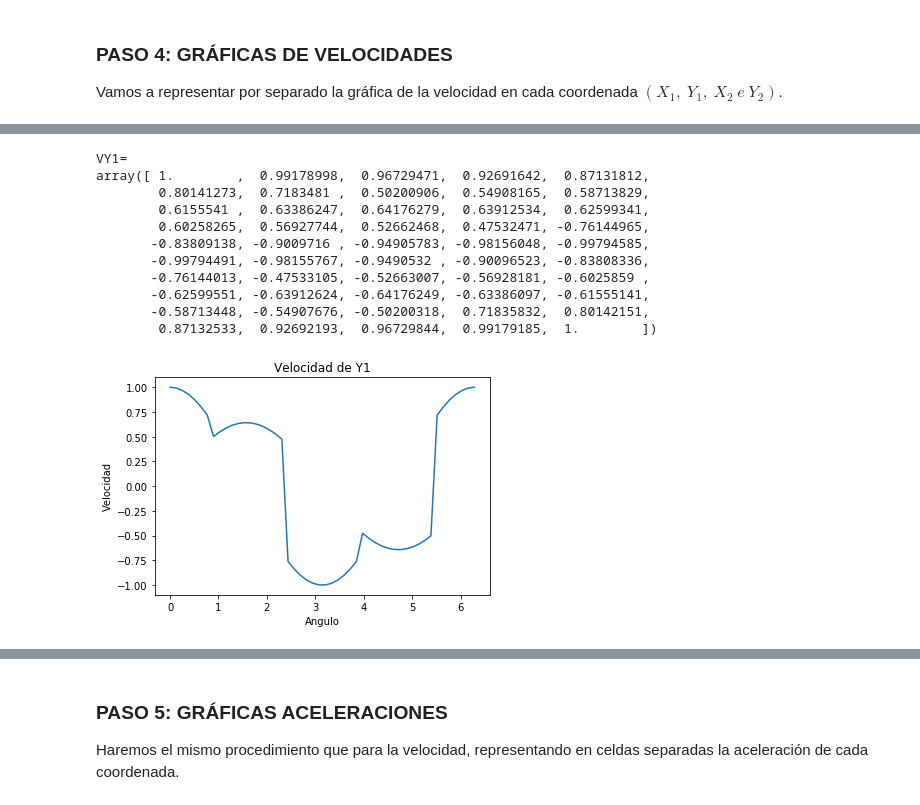
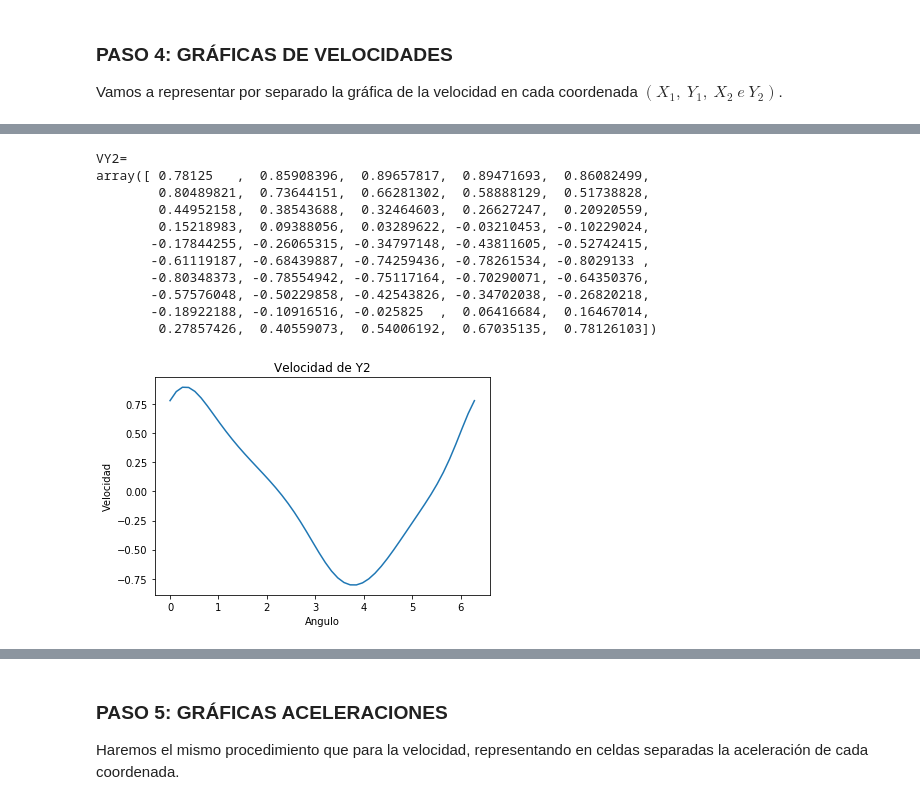
Before and after one commit to ingmec-ual/jupyter-teoria-mecanismos, a Jupyter notebook: notebooks/PVelocidad_PAceleracion_4B.ipynb, the cells around one changed output, grey strips where cells are left out. Saved outputs shown, nothing was run; the diff lists cells and outputs as text; code cells hidden in the pictures.

```diff
--- a/notebooks/PVelocidad_PAceleracion_4B.ipynb
+++ b/notebooks/PVelocidad_PAceleracion_4B.ipynb
@@ -364,37 +493,37 @@ Vamos a representar por separado la gráfica de la velocidad en cada coordenada
 # %%
-#PASO 4: VELOCIDAD DE X1
+#PASO 4: VELOCIDAD DE X2
 def grafica_velocidad(q,meca):
 
     th = np.linspace(0,2*3.1416,50)
     #print ("th=")
     #pprint.pprint(th)
-    VX1 = np.zeros((50,0))
 
+    VX2 = np.zeros((50,0))
 
     i=0
     for t in th:
 
         q[4] = t
 
-        resuelve_prob_posicion (q,meca)
-        qp = resuelve_prob_velocidad (q,meca)
+        q = resuelve_prob_posicion (q,meca)
+        qp = np.zeros((5,1))
 
         qp[4] = 1  #inicializar qp en 0 con qp[4] = 1 rad/s
 
-        resuelve_prob_velocidad(q,meca)
+        qp = resuelve_prob_velocidad(q,qp, meca)
 
 
-        VX1 = np.append(VX1, qp[0])
+        VX2 = np.append(VX2, qp[2])
 
         i=i+1
 
-    print ("VX1=")
-    pprint.pprint(VX1)
+    print ("VX2=")
+    pprint.pprint(VX2)
 
-    plt.plot(th,VX1)
+    plt.plot(th,VX2)
     plt.xlabel ('Angulo')
     plt.ylabel ('Velocidad')
-    plt.title ('Velocidad de X1')
+    plt.title ('Velocidad de X2')
 
     plt.show()
     return
@@ -416,53 +545,52 @@ array([-1.55740772, -1.54462137, -1.50647225, -1.44358679, -1.35699756,
 # %%
-#PASO 4: VELOCIDAD DE Y1
+#PASO 4: VELOCIDAD DE Y2
 def grafica_velocidad(q,meca):
 
     th = np.linspace(0,2*3.1416,50)
     #print ("th=")
     #pprint.pprint(th)
 
-    VY1 = np.zeros((50,0))
-
+    VY2 = np.zeros((50,0))
 
     i=0
     for t in th:
 
         q[4] = t
 
-        resuelve_prob_posicion (q,meca)
-        qp = resuelve_prob_velocidad (q,meca)
+        q = resuelve_prob_posicion (q,meca)
+        qp = np.zeros((5,1))
 
         qp[4] = 1  #inicializar qp en 0 con qp[4] = 1 rad/s
 
-        resuelve_prob_velocidad(q,meca)
+        qp = resuelve_prob_velocidad(q, qp, meca)
 
+        #VX1[0,i] = qp[0]
 
-        VY1 = np.append(VY1, qp[1])
-
+        VY2 = np.append(VY2, qp[3])
         i=i+1
 
-    print ("VY1=")
-    pprint.pprint(VY1)
+    print ("VY2=")
+    pprint.pprint(VY2)
 
-    plt.plot(th,VY1)
+    plt.plot(th,VY2)
     plt.xlabel ('Angulo')
     plt.ylabel ('Velocidad')
-    plt.title ('Velocidad de Y1')
+    plt.title ('Velocidad de Y2')
 
     plt.show()
     return
 
 grafica_velocidad (q,meca)
 # %% [output]
-VY1=
-array([ 1.        ,  0.99178998,  0.96729471,  0.92691642,  0.87131812,
-        0.80141273,  0.7183481 ,  0.50200906,  0.54908165,  0.58713829,
-        0.6155541 ,  0.63386247,  0.64176279,  0.63912534,  0.62599341,
-        0.60258265,  0.56927744,  0.52662468,  0.47532471, -0.76144965,
-       -0.83809138, -0.9009716 , -0.94905783, -0.98156048, -0.99794585,
-       -0.99794491, -0.98155767, -0.9490532 , -0.90096523, -0.83808336,
-       -0.76144013, -0.47533105, -0.52663007, -0.56928181, -0.6025859 ,
-       -0.62599551, -0.63912624, -0.64176249, -0.63386097, -0.61555141,
-       -0.58713448, -0.54907676, -0.50200318,  0.71835832,  0.80142151,
-        0.87132533,  0.92692193,  0.96729844,  0.99179185,  1.        ])
+VY2=
+array([ 0.78125   ,  0.85908396,  0.89657817,  0.89471693,  0.86082499,
+        0.80489821,  0.73644151,  0.66281302,  0.58888129,  0.51738828,
+        0.44952158,  0.38543688,  0.32464603,  0.26627247,  0.20920559,
+        0.15218983,  0.09388056,  0.03289622, -0.03210453, -0.10229024,
+       -0.17844255, -0.26065315, -0.34797148, -0.43811605, -0.52742415,
+       -0.61119187, -0.68439887, -0.74259436, -0.78261534, -0.8029133 ,
+       -0.80348373, -0.78554942, -0.75117164, -0.70290071, -0.64350376,
+       -0.57576048, -0.50229858, -0.42543826, -0.34702038, -0.26820218,
+       -0.18922188, -0.10916516, -0.025825  ,  0.06416684,  0.16467014,
+        0.27857426,  0.40559073,  0.54006192,  0.67035135,  0.78126103])
-[figure, old version]
+[figure, new version]
```
Also changed, not shown: parts of 12 cells of this notebook, 1 other file.
